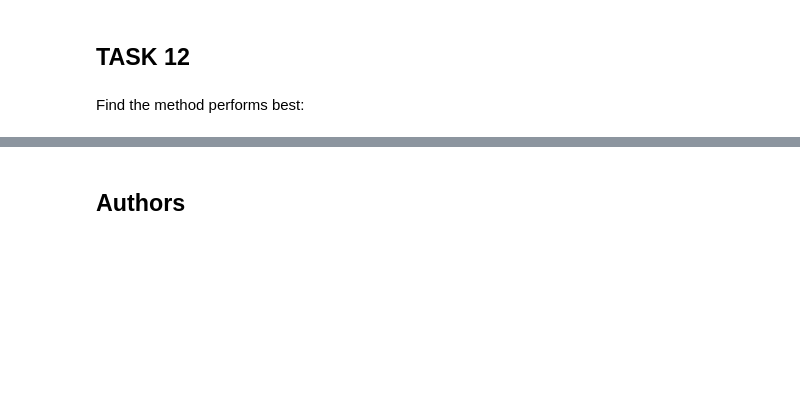
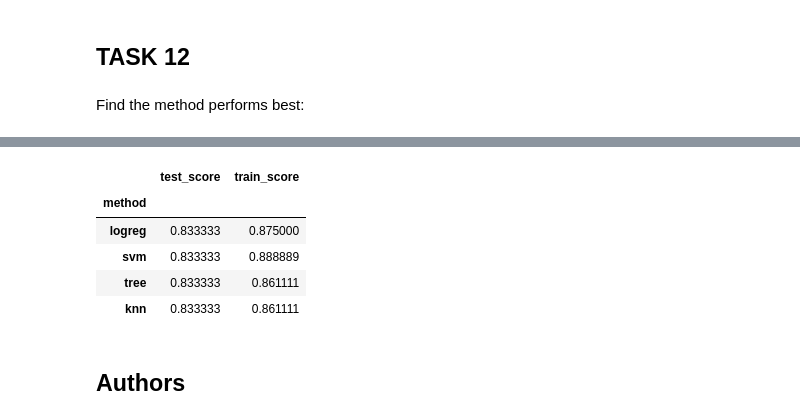
Before and after one commit to rhorvatgm/capstone, a Jupyter notebook: prediction.ipynb, the cells around one changed output, grey strips where cells are left out. Cells and saved outputs as stored; diff of their text form; code cells hidden in the pictures; blank space fills up the shorter version.

```diff
--- a/prediction.ipynb
+++ b/prediction.ipynb
@@ -343,3 +341,12 @@ Find the method performs best:
+# %%
+rez
+# %% [output]
+|  | test_score | train_score |
+| method |  |  |
+| logreg | 0.833333 | 0.875000 |
+| svm | 0.833333 | 0.888889 |
+| tree | 0.833333 | 0.861111 |
+| knn | 0.833333 | 0.861111 |
 # %% [markdown]
 ## Authors
 # %% [markdown]
```
Also changed, not shown: parts of 13 cells of this notebook.
